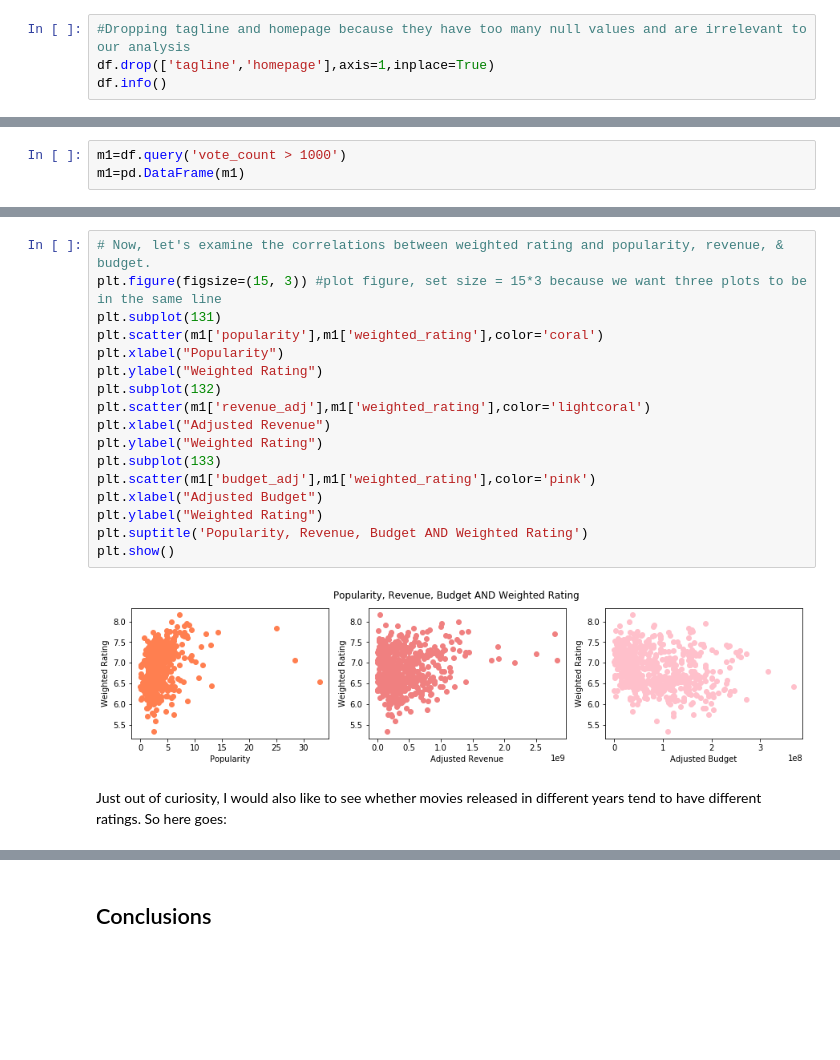
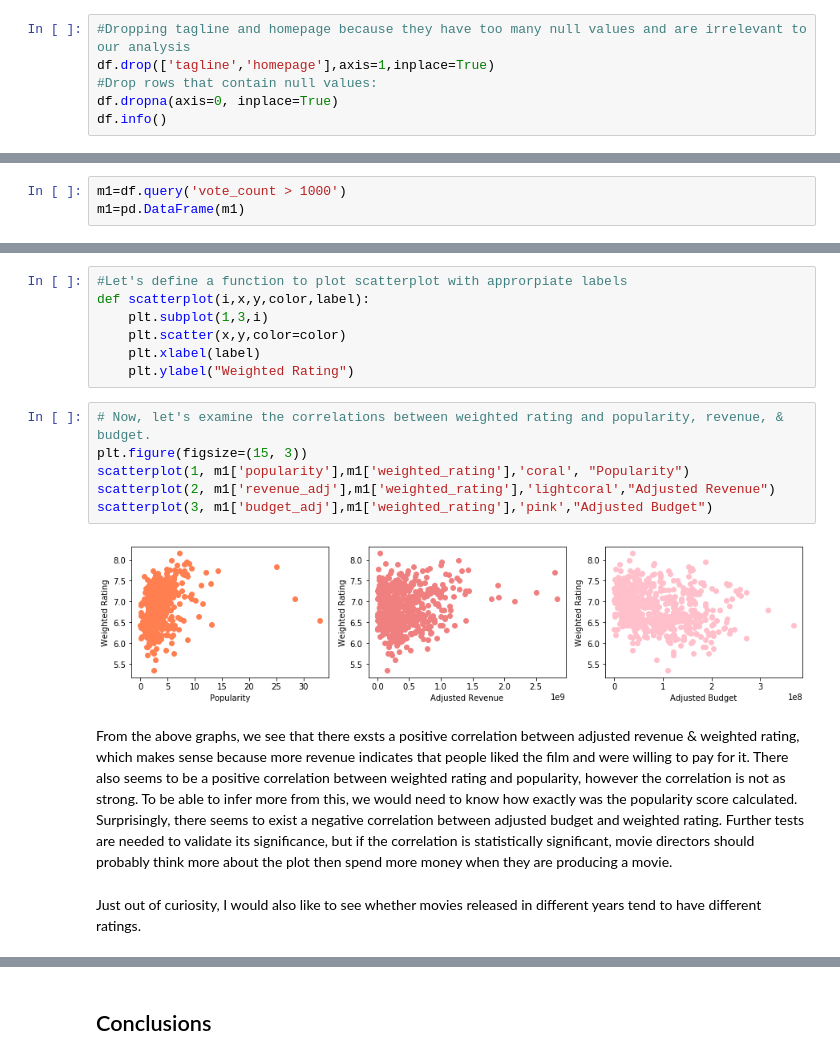
Before and after one commit to tianyueniu/dataprojects, a Jupyter notebook: Movie Data Analysis.ipynb, the cells around one changed output, grey strips where cells are left out. Saved outputs shown, nothing was run; the diff lists cells and outputs as text; blank space fills up the shorter version.

Commit message:
tmdb movie data analysis
Revised Project

```diff
--- a/Movie Data Analysis.ipynb
+++ b/Movie Data Analysis.ipynb
@@ -89,6 +87,8 @@ df.duplicated().sum() #check again, now we have zero duplicates
 # %%
 #Dropping tagline and homepage because they have too many null values and are irrelevant to our analysis
 df.drop(['tagline','homepage'],axis=1,inplace=True)
+#Drop rows that contain null values:
+df.dropna(axis=0, inplace=True)
 df.info()
 # %% [output]
 <class 'pandas.core.frame.DataFrame'>
@@ -225,24 +229,23 @@ m1.head(1) #check if 'weighted_rating' is our new dataframe
 # %% [output]
 |  | id | imdb_id | popularity | budget | revenue | original_title | cast | director | keywords | overview | ... |
 | 0 | 135397 | tt0369610 | 32.985763 | 150000000 | 1513528810 | Jurassic World | Chris Pratt|Bryce Dallas Howard|I... | Colin Trevorrow | monster|dna|tyrannosaurus rex|vel... | Twenty-two years after the events... | ... |
+# %%
+#Let's define a function to plot scatterplot with approrpiate labels
+def scatterplot(i,x,y,color,label):
+    plt.subplot(1,3,i)
+    plt.scatter(x,y,color=color)
+    plt.xlabel(label)
+    plt.ylabel("Weighted Rating")
 # %%
 # Now, let's examine the correlations between weighted rating and popularity, revenue, & budget.
-plt.figure(figsize=(15, 3)) #plot figure, set size = 15*3 because we want three plots to be in the same line
-plt.subplot(131)
-plt.scatter(m1['popularity'],m1['weighted_rating'],color='coral')
-plt.xlabel("Popularity")
-plt.ylabel("Weighted Rating")
-plt.subplot(132)
-plt.scatter(m1['revenue_adj'],m1['weighted_rating'],color='lightcoral')
-plt.xlabel("Adjusted Revenue")
-plt.ylabel("Weighted Rating")
-plt.subplot(133)
-plt.scatter(m1['budget_adj'],m1['weighted_rating'],color='pink')
-plt.xlabel("Adjusted Budget")
-plt.ylabel("Weighted Rating")
-plt.suptitle('Popularity, Revenue, Budget AND Weighted Rating')
-plt.show()
+plt.figure(figsize=(15, 3))
+scatterplot(1, m1['popularity'],m1['weighted_rating'],'coral', "Popularity")
+scatterplot(2, m1['revenue_adj'],m1['weighted_rating'],'lightcoral',"Adjusted Revenue")
+scatterplot(3, m1['budget_adj'],m1['weighted_rating'],'pink',"Adjusted Budget")
 # %% [output]
-[figure, old version]
+[figure, new version]
+# %% [markdown]
+From the above graphs, we see that there exsts a positive correlation between adjusted revenue & weighted rating, which makes sense because more revenue indicates that people liked the film and were willing to pay for it. There also seems to be a positive correlation between weighted rating and popularity, however the correlation is not as strong. To be able to infer more from this, we would need to know how exactly was the popularity score calculated.
+Surprisingly, there seems to exist a negative correlation between adjusted budget and weighted rating. Further tests are needed to validate its significance, but if the correlation is statistically significant, movie directors should probably think more about the plot then spend more money when they are producing a movie.
 # %% [markdown]
-Just out of curiosity, I would also like to see whether movies released in different years tend to have different ratings. So here goes:
+Just out of curiosity, I would also like to see whether movies released in different years tend to have different ratings.
```
Also changed, not shown: parts of 17 cells of this notebook.
